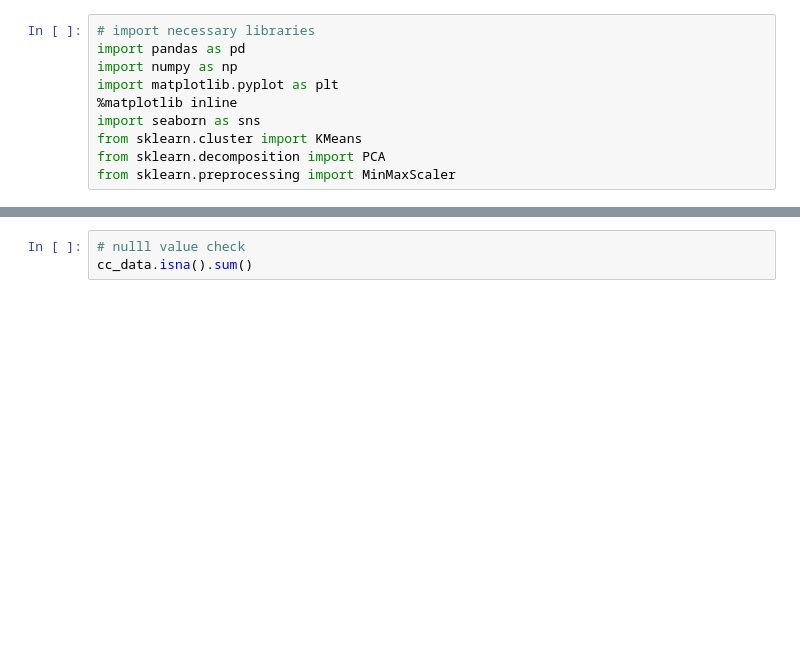
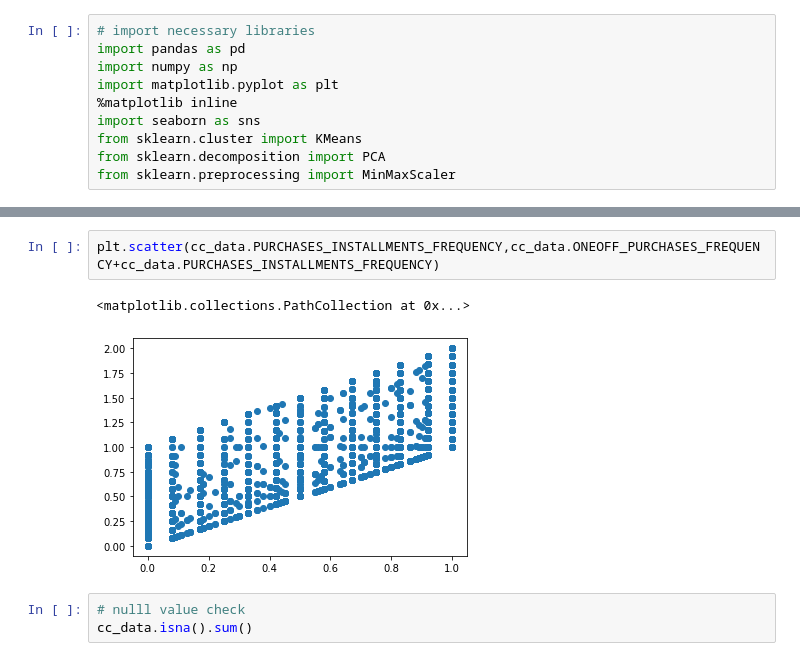
Before and after one commit to xwu0223/MBAN-6400-Project, a Jupyter notebook: cc.ipynb, the cells around one changed output, grey strips where cells are left out. Drawn from its saved outputs; the diff is of its cells as text; blank space fills up the shorter version.

```diff
--- a/cc.ipynb
+++ b/cc.ipynb
@@ -24,3 +29,8 @@ cc_data.head()
+# %%
+plt.scatter(cc_data.PURCHASES_INSTALLMENTS_FREQUENCY,cc_data.ONEOFF_PURCHASES_FREQUENCY+cc_data.PURCHASES_INSTALLMENTS_FREQUENCY)
+# %% [output]
+<matplotlib.collections.PathCollection at 0x...>
+[figure, added]
 # %%
 # nulll value check
 cc_data.isna().sum()
```
Also changed, not shown: parts of 1 cell of this notebook.
